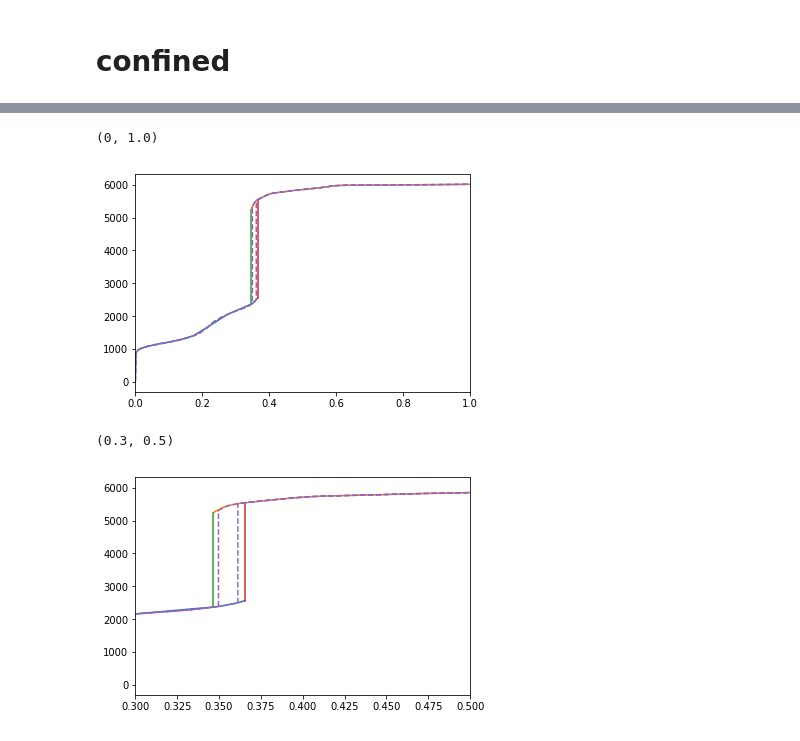
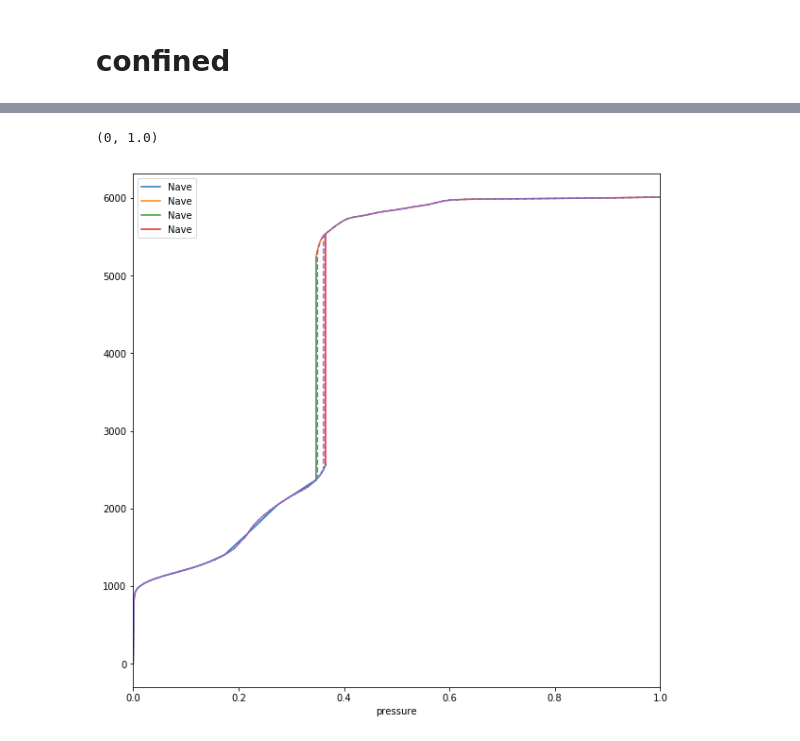
Before and after one commit to wpk-nist-gov/tmmc-lnpy, a Jupyter notebook: examples/1D/anal_1d_stuff.ipynb, the cells around one changed output, grey strips where cells are left out. Saved outputs shown, nothing was run; the diff lists cells and outputs as text; code cells hidden in the pictures.

```diff
--- a/examples/1D/anal_1d_stuff.ipynb
+++ b/examples/1D/anal_1d_stuff.ipynb
@@ -154,6 +146,5 @@ Cbulk.sort_by_mu(inplace=True)
 # %%
-#saturation pressure
-psat = (-Cbulk.binodals[0].Omegas_phaseIDs()/Cbulk[0].base.volume)[0]
+psat = (-Cbulk.binodals[0].Omegas_phaseIDs() / Cbulk[0].base.volume).iloc[0]
 # %%
 make_Omega_vs_mu_phase_plot(Cbulk)
 # %% [output]
@@ -167,7 +158,7 @@ def tag_phases_conf(x):
 
     L = []
     for p in x.phases:
-        if p.density<0.5:
+        if p.density.values<0.5:
             val = 0
         else:
             val = 1
@@ -224,32 +210,18 @@ rho = Cc.Naves_phaseIDs[:,:,0]
-# %%
-fig,ax = plt.subplots()
-
-plt.plot(P,rho[:,0])
-plt.plot(P,rho[:,1])
-
-plt.plot([P[100],P[100]],[rho[100,0],rho[100,1]])
-plt.plot([P[200],P[200]],[rho[200,0],rho[200,1]])
-
-
-plt.plot(df.pscaled,df.rho,'--')
-plt.gca().set_xlim(0,1.0)
-#plt.gca().set_xlim(0.3,0.5)
-# %% [output]
-(0, 1.0)
-[figure, removed]
-# %%
-fig,ax = plt.subplots()
-
-plt.plot(P,rho[:,0])
-plt.plot(P,rho[:,1])
-
-plt.plot([P[100],P[100]],[rho[100,0],rho[100,1]])
-plt.plot([P[200],P[200]],[rho[200,0],rho[200,1]])
-
-
-plt.plot(df.pscaled,df.rho,'--')
-#plt.gca().set_xlim(0,1.0)
-plt.gca().set_xlim(0.3,0.5)
-# %% [output]
-(0.3, 0.5)
-[figure, removed]
+# %%
+P = (-Cb.Omegas_phaseIDs().xs(0, level='phase') / Cb[0].base.volume / psat).rename('pressure')
+rho = Cc.Naves_phaseIDs
+
+iso = rho.reset_index().merge(P.reset_index(), on=['beta','mu_0'])
+# %%
+fig,ax = plt.subplots(figsize=(10,10))
+for phase, g in iso.groupby('phase'):
+    g.plot('pressure','Nave', ax=ax)
+
+iso.query('mu_0==@b[0]').drop_duplicates().plot('pressure','Nave', ax=ax)
+iso.query('mu_0==@b[-1]').drop_duplicates().plot('pressure','Nave', ax=ax)
+
+plt.plot(df.pscaled,df.rho,'--')
+plt.gca().set_xlim(0,1.0)
+# %% [output]
+(0, 1.0)
+[figure, added]
```
Also changed, not shown: parts of 17 cells of this notebook, 5 other files.
